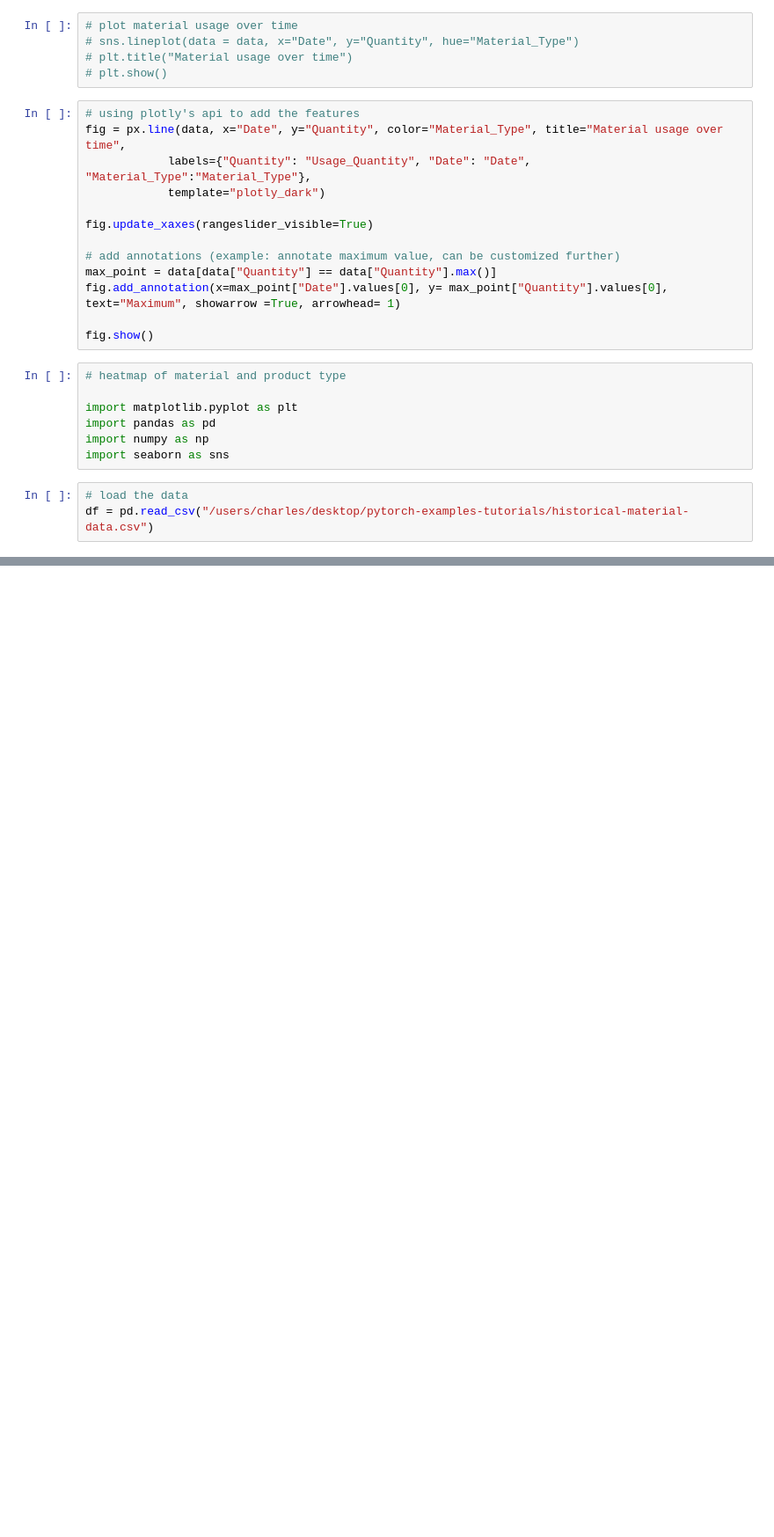
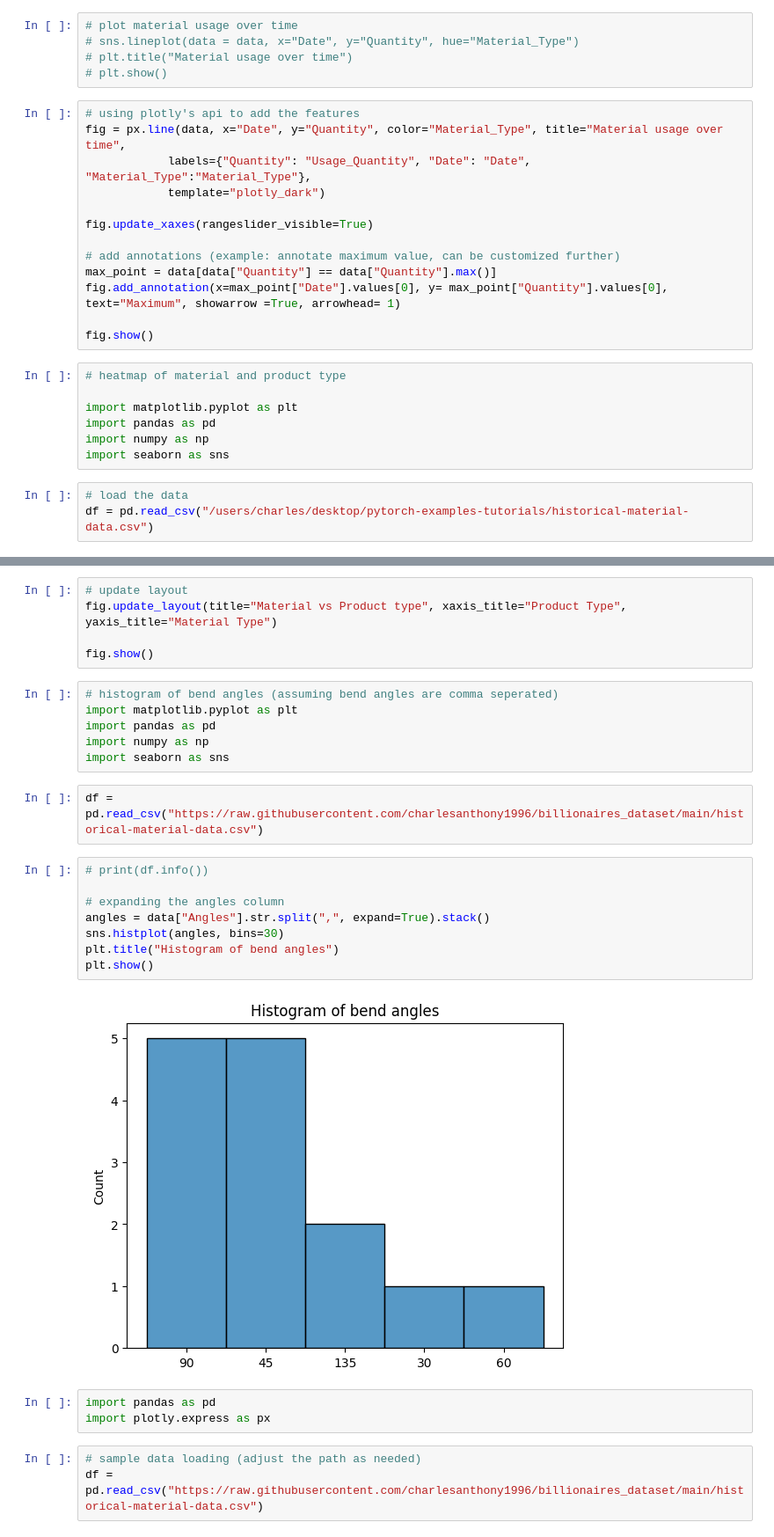
Before and after one commit to charlesanthony1996/billionaires_dataset, a Jupyter notebook: material_plot.ipynb, the cells around one changed output, grey strips where cells are left out. Shown at 88% size. Drawn from its saved outputs; the diff is of its cells as text; blank space fills up the shorter version.

```diff
--- a/material_plot.ipynb
+++ b/material_plot.ipynb
@@ -45,0 +75,29 @@ df = pd.read_csv("/users/charles/desktop/pytorch-examples-tutorials/historical-m
+# %%
+# update layout
+fig.update_layout(title="Material vs Product type", xaxis_title="Product Type", yaxis_title="Material Type")
+
+fig.show()
+# %%
+# histogram of bend angles (assuming bend angles are comma seperated)
+import matplotlib.pyplot as plt
+import pandas as pd
+import numpy as np
+import seaborn as sns
+# %%
+df = pd.read_csv("https://raw.githubusercontent.com/charlesanthony1996/billionaires_dataset/main/historical-material-data.csv")
+# %%
+# print(df.info())
+
+# expanding the angles column
+angles = data["Angles"].str.split(",", expand=True).stack()
+sns.histplot(angles, bins=30)
+plt.title("Histogram of bend angles")
+plt.show()
+# %% [output]
+[figure, added]
+# %%
+import pandas as pd
+import plotly.express as px
+# %%
+# sample data loading (adjust the path as needed)
+df = pd.read_csv("https://raw.githubusercontent.com/charlesanthony1996/billionaires_dataset/main/historical-material-data.csv")
```
Also changed, not shown: parts of 16 cells of this notebook.
